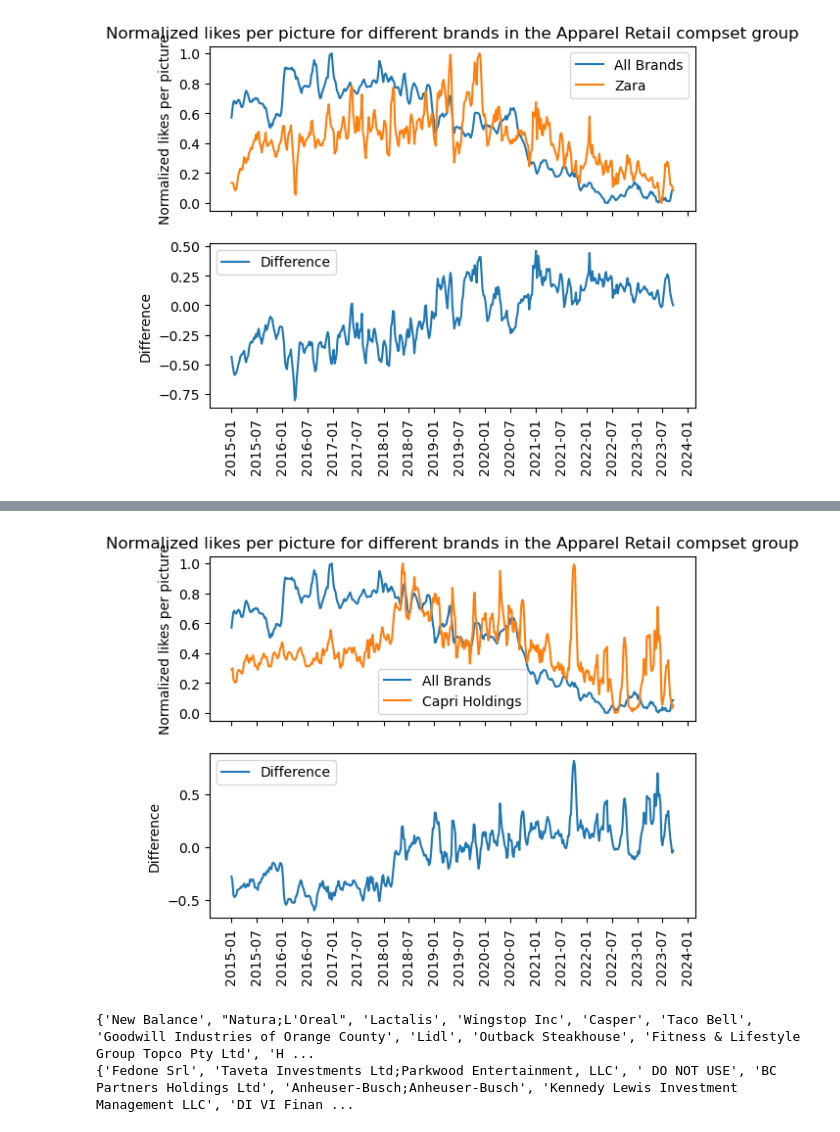
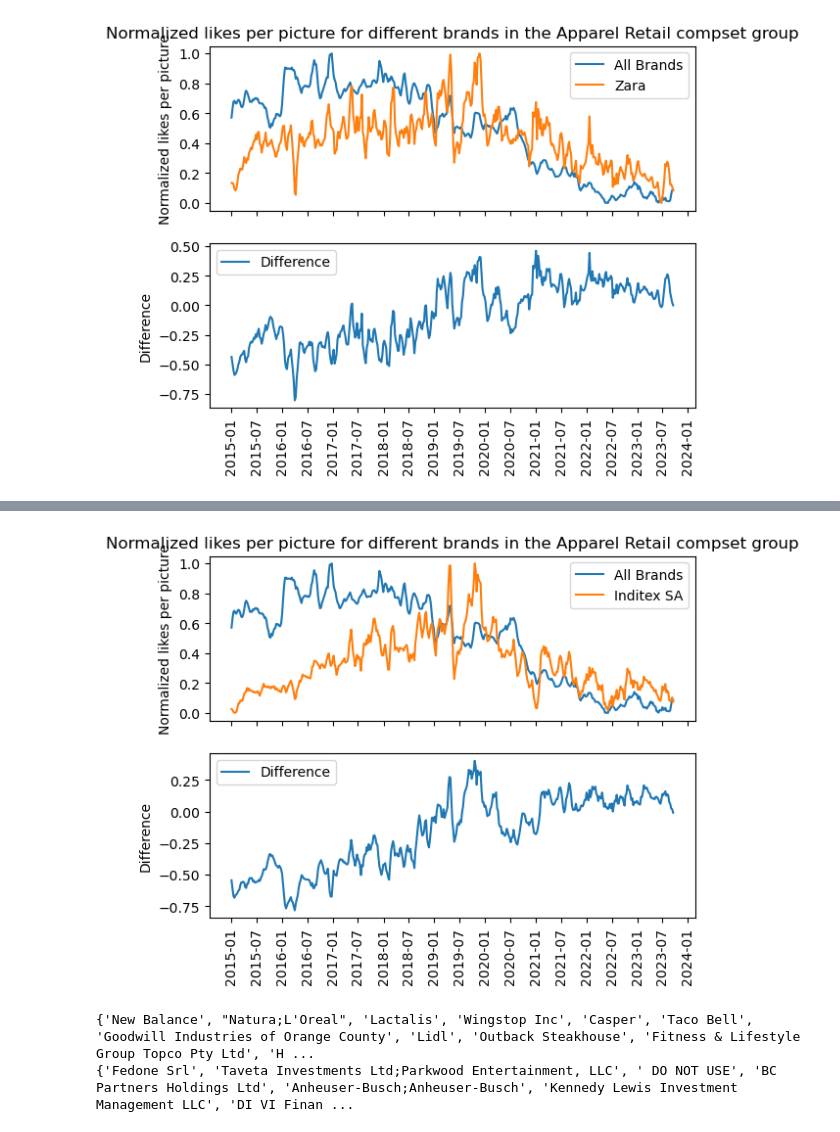
Before and after one commit to tanios13/UBS-ZebraByte, a Jupyter notebook: data-exploration/cyrus.ipynb, the cells around one changed output, grey strips where cells are left out. Saved outputs shown, nothing was run; the diff lists cells and outputs as text; code cells hidden in the pictures.

Commit message:
trend visuals

```diff
--- a/data-exploration/cyrus.ipynb
+++ b/data-exploration/cyrus.ipynb
@@ -335,7 +323,7 @@ legal_entity_summary(data, legal_entity='Capri Holdings')
 # %%
-plot_entity(data, legal_entity_summary(data, legal_entity='Capri Holdings'), 'Capri Holdings', brand='All Brands', compset='Apparel Retail', metric='likes', num_pictures='pictures', plot_difference=True)
+plot_entity(data, legal_entity_summary(data, legal_entity='Inditex SA'), 'Inditex SA', brand='All Brands', compset='Apparel Retail', metric='likes', num_pictures='pictures', plot_difference=True)
 # %% [output]
-[figure, old version]
+[figure, new version]
 # %%
 #Find unique values in legal_entity_name and ultimate_parent_legal_entity_name and print the differences
 legal_entity_names = data['legal_entity_name'].unique()
```
Also changed, not shown: parts of 2 cells of this notebook, 3 other files.
